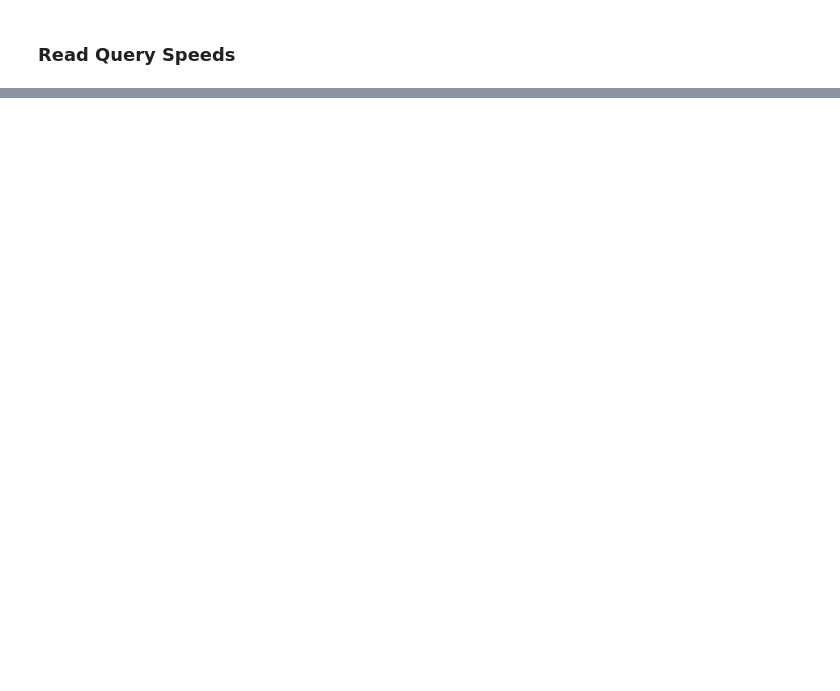
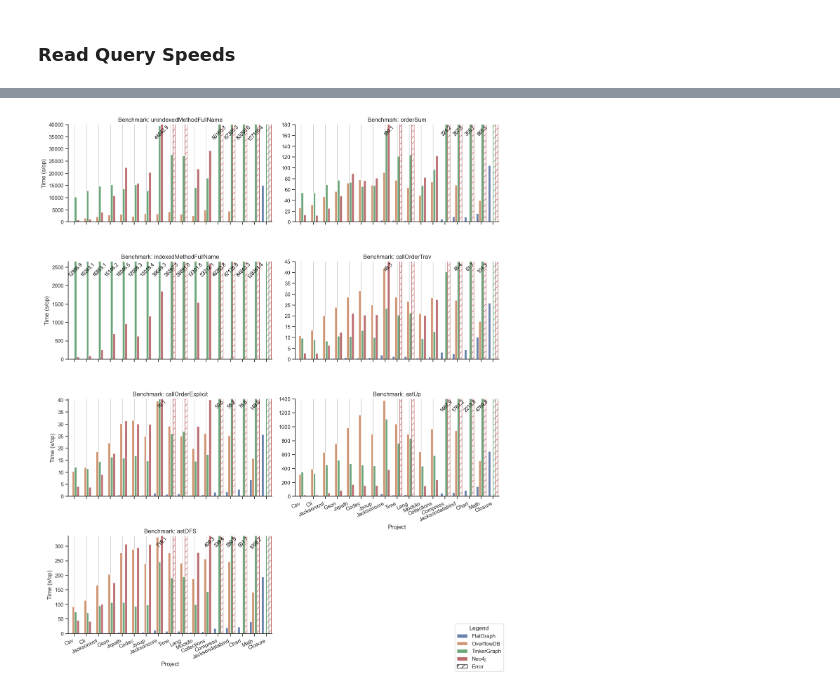
Before and after one commit to plume-oss/benchmarking, a Jupyter notebook: read_write_performance_plots.ipynb, the cells around one changed output, grey strips where cells are left out. Saved outputs shown, nothing was run; the diff lists cells and outputs as text; code cells hidden in the pictures; blank space fills up the shorter version.

```diff
--- a/read_write_performance_plots.ipynb
+++ b/read_write_performance_plots.ipynb
@@ -378,0 +320,91 @@ See the caveats in the documentation: https://pandas.pydata.org/pandas-docs/stab
+# %%
+import seaborn as sns
+import matplotlib.pyplot as plt
+from matplotlib.patches import Patch
+
+df = final_df[(final_df['Type'] == 'read') & (final_df['Benchmark'].isin(benchmarks)) & (final_df['Mem'] == 8)]
+
+sns.set_style("ticks",{'axes.grid' : True})
+g = sns.catplot(
+    data=df,
+    x='Project',
+    y='Score',
+    hue='Database',
+    order=projects,
+    hue_order=databases,
+    col='Benchmark',
+    kind='bar',
+    height=4,
+    col_wrap=2,
+    sharey=False,
+    aspect=1.5,
+    alpha=0.9,
+)
+
+y_limits = {
+    'astDFS': 335,
+    'astUp': 1400,
+    'callOrderExplicit': 40.5,
+    'callOrderTrav': 45,
+    'indexedMethodFullName': 2650,
+    'orderSum': 180,
+    'unindexedMethodFullName': 40000,
+}
+
+# Adjust the axis labels and titles
+g.set_axis_labels("Project", f'Time ({df["Unit"].iloc[0]})')
+g.set_titles("Benchmark: {col_name}")
+
+# Get the handles and labels for the 'hue' legend (Database field)
+handles, _ = g.axes.flat[-1].get_legend_handles_labels()
+
+# Custom legend entry
+custom_legend = Patch(facecolor='white', edgecolor='black', hatch='//', label='Error')
+
+# Add the custom legend entry to the handles
+handles.append(custom_legend)
+
+# Remove the old legend
+g.legend.remove()
+
+for ax in g.axes.flat:
+    ax.grid()
+    benchmark_name = ax.get_title().split(": ")[1]
+    if benchmark_name in y_limits:
+        ax.set_ylim(0, y_limits[benchmark_name])
+
+    for label in ax.get_xticklabels():
+        label.set_rotation(25)
+        label.set_ha('right')  # Optional: Set horizontal alignment to 'right' for better readability
+    for i, patch in enumerate(ax.patches):
+        # Log errors as hatch
+        h = int(patch.get_height())
+        y_limit = y_limits[benchmark_name]
+        if h == int(EXCEPTION):
+            original_color = patch.get_facecolor()
+            patch.set_hatch('//')
+            patch.set_facecolor('none')
+            patch.set_edgecolor(original_color)
+        elif patch.get_height() >= y_limit:
+            # Print labels for those that exceed ylim
+            yval = patch.get_height()
+            ax.text(
+                patch.get_x() + patch.get_width() / 2,  # X position of the text
+                min(yval, ax.get_ylim()[1]) - 0.1,  # Y position of the text
+                f'{yval:.1f}',  # Text label (value of the bar)
+                ha='center',  # Horizontal alignment of the text
+                va='top',  # Vertical alignment
+                color='black',  # Color of the text
+                fontsize=10,  # Font size
+                rotation=45
+            )
+
+
+# Manually create the combined legend for the figure
+g.fig.legend(handles=handles, loc='lower right', title='Legend')
+g.fig.tight_layout()
+# Show the plot
+plt.savefig("rq2-perf.pdf", format='pdf', bbox_inches='tight')
+plt.show()
+# %% [output]
+[figure, added]
```
Also changed, not shown: parts of 4 cells of this notebook.
